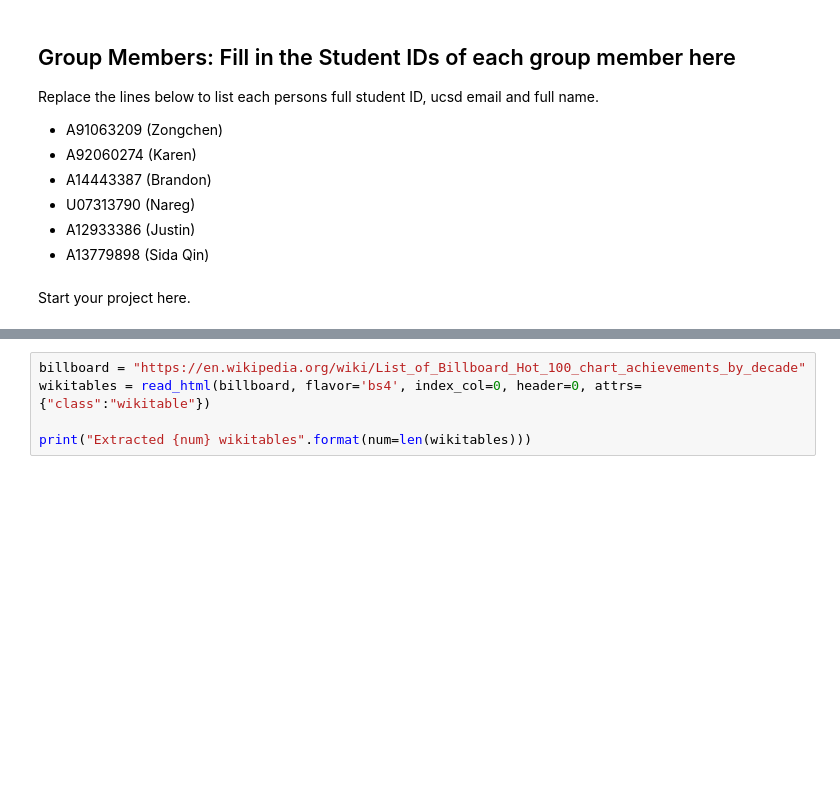
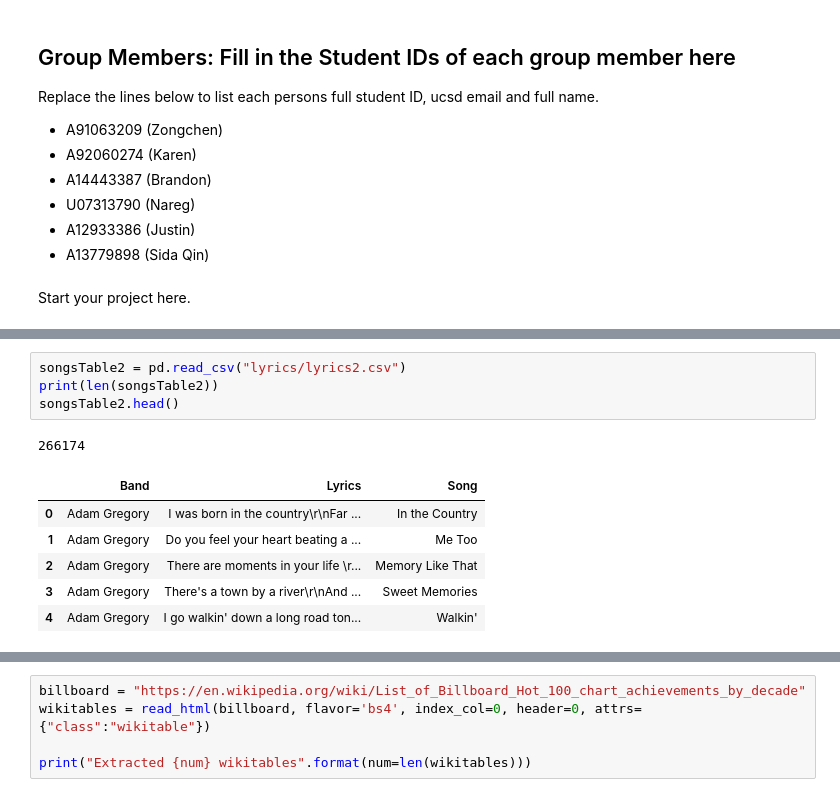
Before and after one commit to kachiem/COGS108_final, a Jupyter notebook: FinalProject.ipynb, the cells around one changed output, grey strips where cells are left out. Saved outputs shown, nothing was run; the diff lists cells and outputs as text; blank space fills up the shorter version.

```diff
--- a/FinalProject.ipynb
+++ b/FinalProject.ipynb
@@ -53,0 +124,12 @@ True
+# %%
+songsTable2 = pd.read_csv("lyrics/lyrics2.csv")
+print(len(songsTable2))
+songsTable2.head()
+# %% [output]
+266174
+|  | Band | Lyrics | Song |
+| 0 | Adam Gregory | I was born in the country\r\nFar ... | In the Country |
+| 1 | Adam Gregory | Do you feel your heart beating a ... | Me Too |
+| 2 | Adam Gregory | There are moments in your life \r... | Memory Like That |
+| 3 | Adam Gregory | There's a town by a river\r\nAnd ... | Sweet Memories |
+| 4 | Adam Gregory | I go walkin' down a long road ton... | Walkin' |
```
Also changed, not shown: parts of 49 cells of this notebook, 2 other files.
